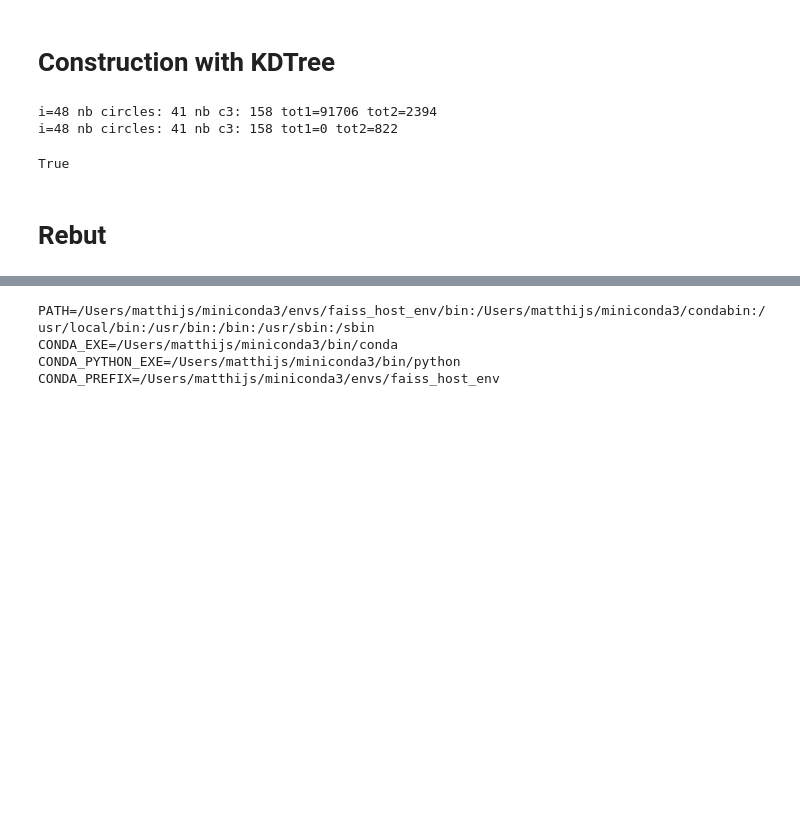
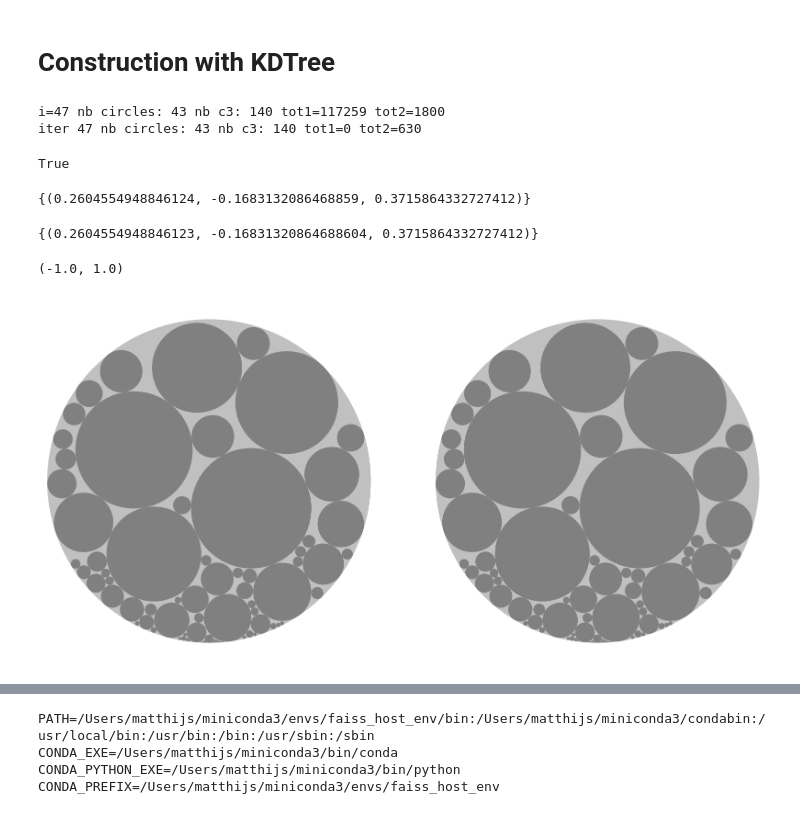
Before and after one commit to mdouze/cailloux, a Jupyter notebook: circles.ipynb, the cells around one changed output, grey strips where cells are left out. Drawn from its saved outputs; the diff is of its cells as text; code cells hidden in the pictures; blank space fills up the shorter version.

```diff
--- a/circles.ipynb
+++ b/circles.ipynb
@@ -393,10 +410,10 @@ def generate_circles_gravity_kdtree(c0, r0, c1, r1, radiuses):
     # root.display()
     return circles
 # %%
-rs = np.random.RandomState(123)
+rs = np.random.RandomState(345)
 
 radiuses = [0.5 * rs.rand() ** 3 for _ in range(50)]
-radiuses.sort(reverse=True)
+# radiuses.sort(reverse=True)
 r0 = radiuses[0]
 
 circles_ref = generate_circles_gravity(
@@ -412,13 +429,56 @@ circles_new = generate_circles_gravity_kdtree(
     radiuses[1:]
 )
 
+def rd(x):
+    m = 1e6
+    return np.floor(x * m) / m
 
-circles_ref_s = set((c[0], c[1], r) for (c, r) in circles_ref)
-circles_new_s = set((cir.c[0], cir.c[1], cir.r) for cir in circles_new)
+circles_ref_s = set((rd(c[0]), rd(c[1]), rd(r)) for (c, r) in circles_ref)
+circles_new_s = set((rd(cir.c[0]), rd(cir.c[1]), rd(cir.r)) for cir in circles_new)
 circles_ref_s == circles_new_s
 # %% [output]
-i=48 nb circles: 41 nb c3: 158 tot1=91706 tot2=2394
-i=48 nb circles: 41 nb c3: 158 tot1=0 tot2=822
+i=47 nb circles: 43 nb c3: 140 tot1=117259 tot2=1800
+iter 47 nb circles: 43 nb c3: 140 tot1=0 tot2=630
 True
-# %% [markdown]
-# Rebut
+# %%
+circles_ref_s - circles_new_s
+# %% [output]
+{(0.2604554948846124, -0.1683132086468859, 0.3715864332727412)}
+# %%
+circles_new_s - circles_ref_s
+# %% [output]
+{(0.2604554948846123, -0.16831320864688604, 0.3715864332727412)}
+# %%
+pyplot.gcf().set_size_inches(10, 5)
+pyplot.subplot(121)
+
+ax = pyplot.gca()
+# pyplot.gcf().set_size_inches(7, 10)
+pyplot.axis('off')
+pyplot.axis("equal")
+
+ax.add_patch(pyplot.Circle((0, 0), 1, color="#c0c0c0", fill=True, linewidth=0))
+
+for c, r in circles_ref:
+    ax.add_patch(pyplot.Circle(c, r, color="gray", fill=True, linewidth=0))
+
+pyplot.xlim([-1, 1])
+pyplot.ylim([-1, 1])
+
+pyplot.subplot(122)
+
+ax = pyplot.gca()
+# pyplot.gcf().set_size_inches(7, 10)
+pyplot.axis('off')
+pyplot.axis("equal")
+
+ax.add_patch(pyplot.Circle((0, 0), 1, color="#c0c0c0", fill=True, linewidth=0))
+
+for cir in circles_new:
+    ax.add_patch(pyplot.Circle(cir.c, cir.r, color="gray", fill=True, linewidth=0))
+
+pyplot.xlim([-1, 1])
+pyplot.ylim([-1, 1])
+# %% [output]
+(-1.0, 1.0)
+[figure, added]
```
Also changed, not shown: parts of 3 cells of this notebook.
